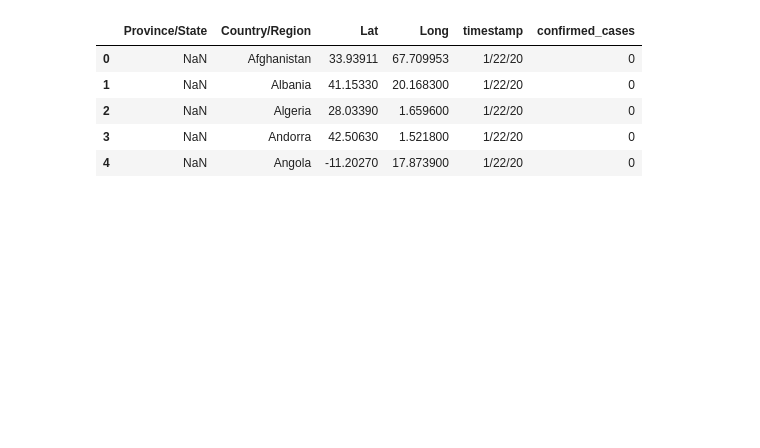
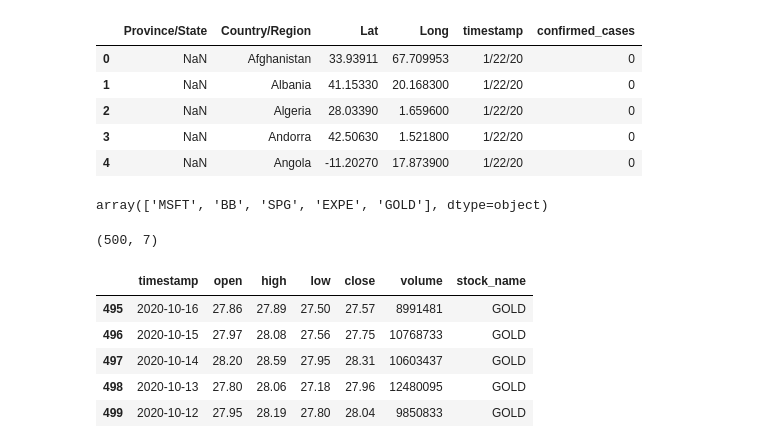
Before and after one commit to khushboolohat/Group-2-final, a Jupyter notebook: khushboo.ipynb, the cells around one changed output. Cells and saved outputs as stored; diff of their text form; code cells hidden in the pictures; blank space fills up the shorter version.

```diff
--- a/khushboo.ipynb
+++ b/khushboo.ipynb
@@ -78,3 +87,27 @@ confirm_df_long.head()
 | 2 | NaN | Algeria | 28.03390 | 1.659600 | 1/22/20 | 0 |
 | 3 | NaN | Andorra | 42.50630 | 1.521800 | 1/22/20 | 0 |
 | 4 | NaN | Angola | -11.20270 | 17.873900 | 1/22/20 | 0 |
+# %%
+us_stock['stock_name'] = 'MSFT'
+ca_stock['stock_name'] = 'BB'
+retail_stock['stock_name'] = 'SPG'
+travel_stock['stock_name'] = 'EXPE'
+material_stock['stock_name'] = 'GOLD'
+# %%
+final_stock = pd.concat([us_stock, ca_stock, retail_stock, travel_stock, material_stock]).reset_index(drop = True)
+final_stock.stock_name.unique()
+# %% [output]
+array(['MSFT', 'BB', 'SPG', 'EXPE', 'GOLD'], dtype=object)
+# %%
+final_stock.shape
+# %% [output]
+(500, 7)
+# %%
+final_stock.tail()
+# %% [output]
+|  | timestamp | open | high | low | close | volume | stock_name |
+| 495 | 2020-10-16 | 27.86 | 27.89 | 27.50 | 27.57 | 8991481 | GOLD |
+| 496 | 2020-10-15 | 27.97 | 28.08 | 27.56 | 27.75 | 10768733 | GOLD |
+| 497 | 2020-10-14 | 28.20 | 28.59 | 27.95 | 28.31 | 10603437 | GOLD |
+| 498 | 2020-10-13 | 27.80 | 28.06 | 27.18 | 27.96 | 12480095 | GOLD |
+| 499 | 2020-10-12 | 27.95 | 28.19 | 27.80 | 28.04 | 9850833 | GOLD |
```
Also changed, not shown: parts of 13 cells of this notebook.
